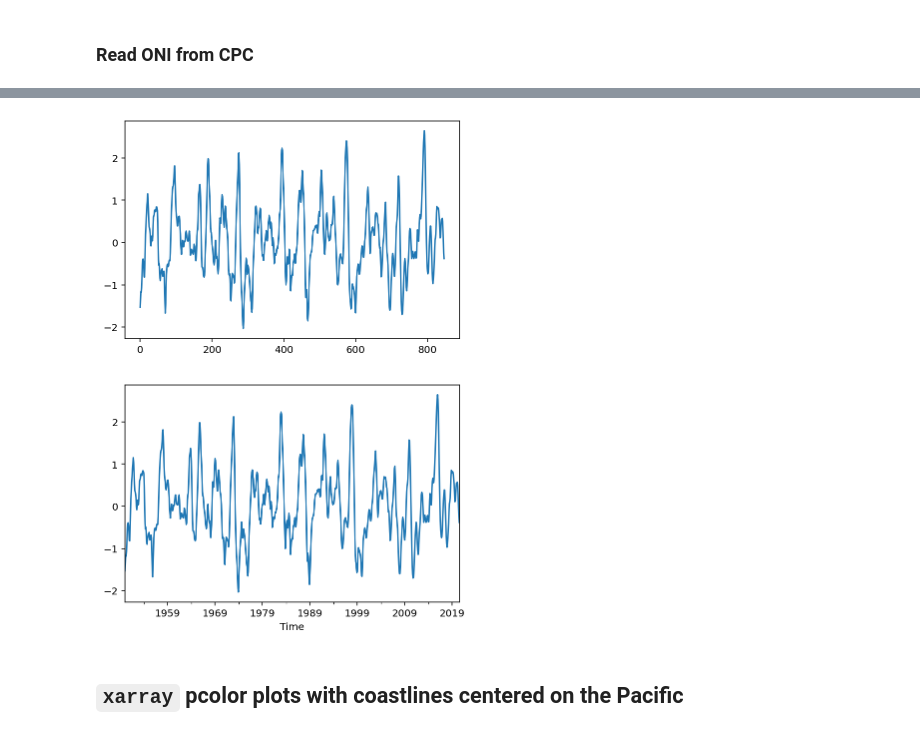
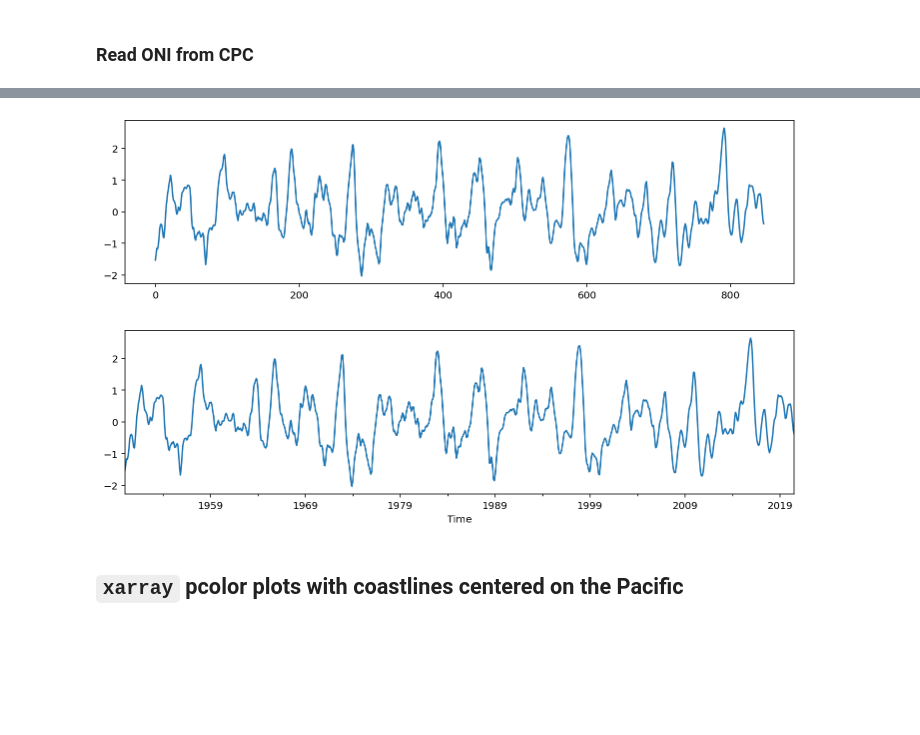
Before and after one commit to mktippett/python-tips-and-tricks, a Jupyter notebook: HOWTOs.ipynb, the cells around one changed output, grey strips where cells are left out. Saved outputs shown, nothing was run; the diff lists cells and outputs as text; code cells hidden in the pictures; blank space fills up the shorter version.

```diff
--- a/HOWTOs.ipynb
+++ b/HOWTOs.ipynb
@@ -84,14 +76,16 @@ oni_df
-# %%
-oni_df['ANOM'].plot();
-# %% [output]
-[figure, removed]
+# %%
+# no time coordinate
+oni_df['ANOM'].plot(figsize=(12,3));
+# %% [output]
+[figure, added]
 # %%
+# sort of a time coordinate
 n_months = len(oni_df)
 oni_df['Time'] = pd.to_datetime(pd.date_range('1950-01-01', periods=n_months, freq='M'))
 oni_df.set_index('Time', inplace=True)
-oni_df['ANOM'].plot();
+oni_df['ANOM'].plot(figsize=(12,3));
 # %% [output]
-[figure, old version]
+[figure, new version]
 # %% [markdown]
 ## `xarray` pcolor plots with coastlines centered on the Pacific
 # %%
```
Also changed, not shown: parts of 47 cells of this notebook.
